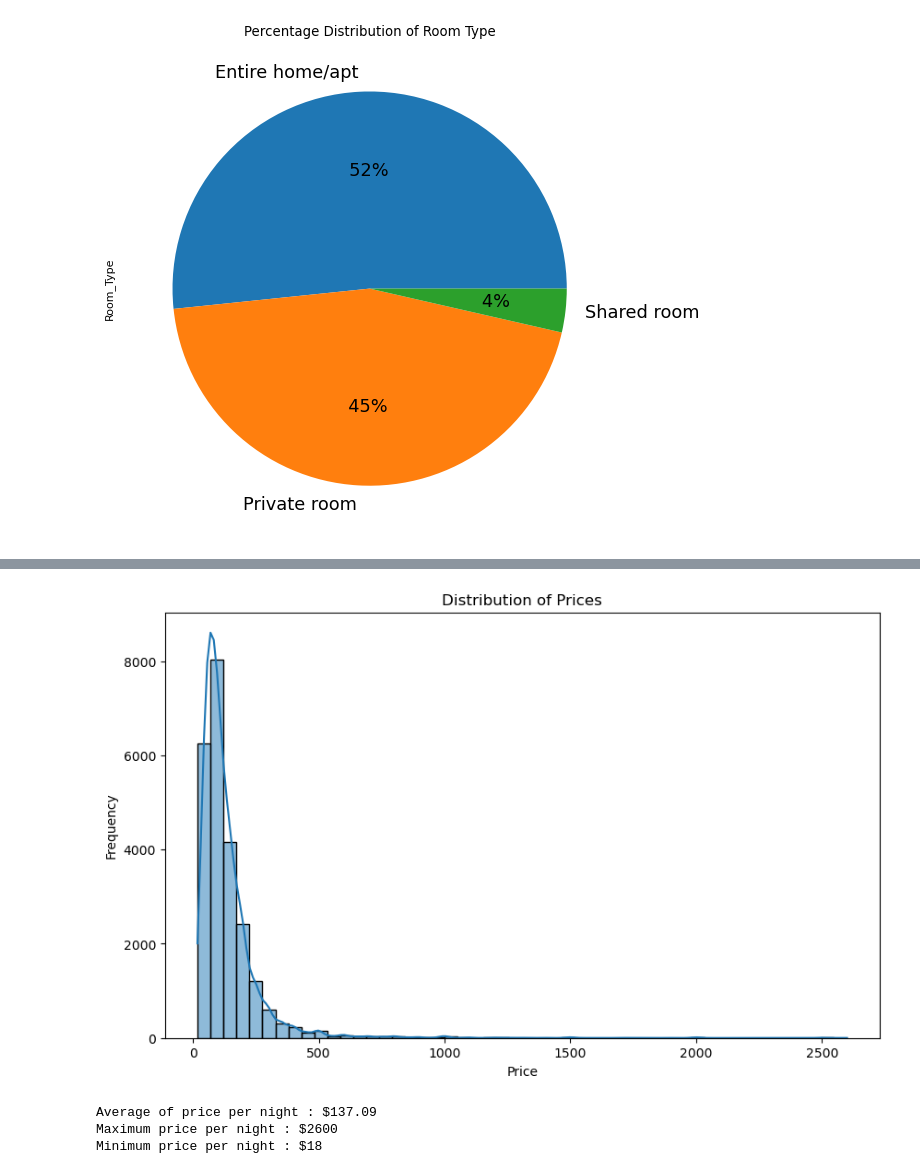
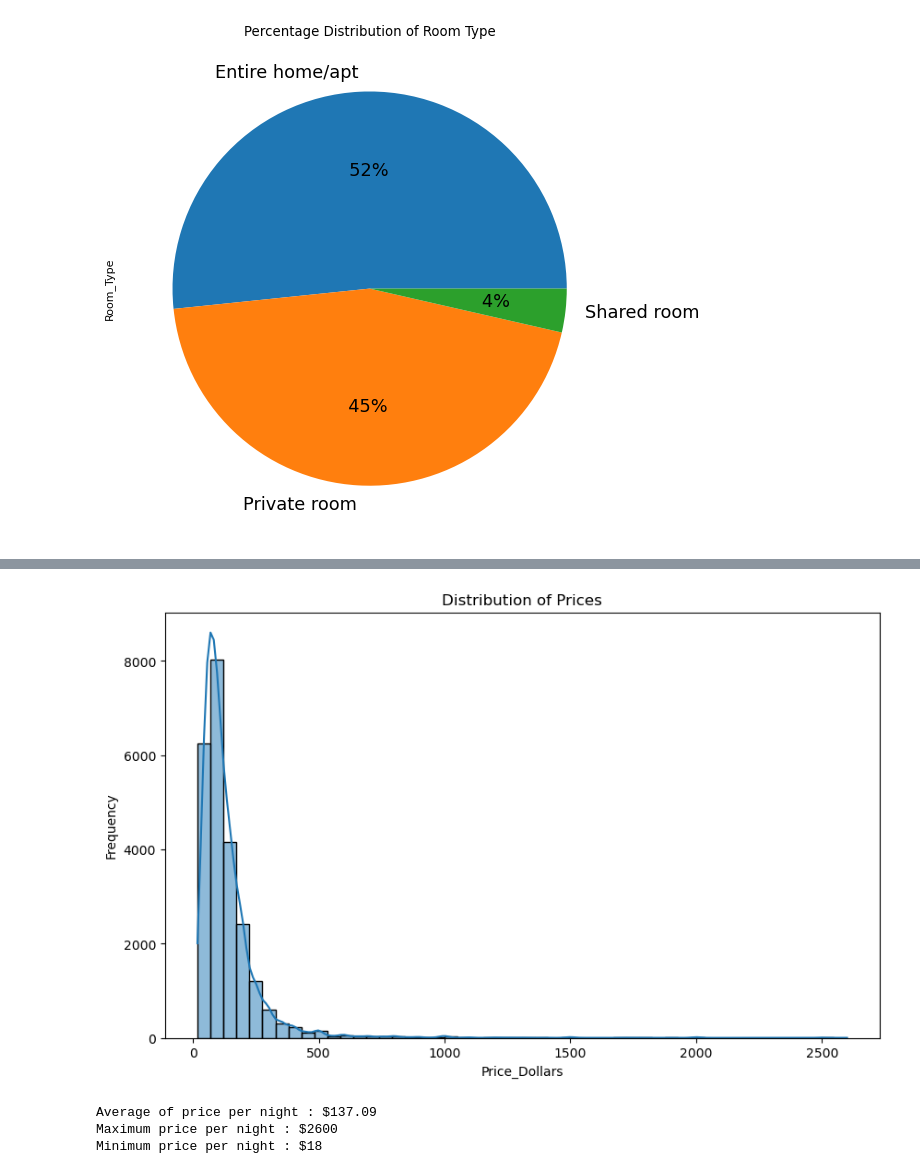
Before and after one commit to d-e-o-lab/MCS7103AirbnbDynamicPricing, a Jupyter notebook: AirBnB Dynamic Pricing.ipynb, the cells around one changed output, grey strips where cells are left out. Saved outputs shown, nothing was run; the diff lists cells and outputs as text; code cells hidden in the pictures.

```diff
--- a/AirBnB Dynamic Pricing.ipynb
+++ b/AirBnB Dynamic Pricing.ipynb
@@ -703,14 +696,14 @@ plt.show()
 # %%
 
 # Distribution of prices
 plt.figure(figsize=(10, 6))
 sns.histplot(df1['Price_Dollars'], bins=50, kde=True)
 plt.title('Distribution of Prices')
-plt.xlabel('Price')
+plt.xlabel('Price_Dollars')
 plt.ylabel('Frequency')
 plt.show()
 # %% [output]
-[figure, old version]
+[figure, new version]
 # %%
 print(f"Average of price per night : ${df1.Price_Dollars.mean():.2f}")
 print(f"Maximum price per night : ${df1.Price_Dollars.max()}")
```
Also changed, not shown: parts of 90 cells of this notebook.
